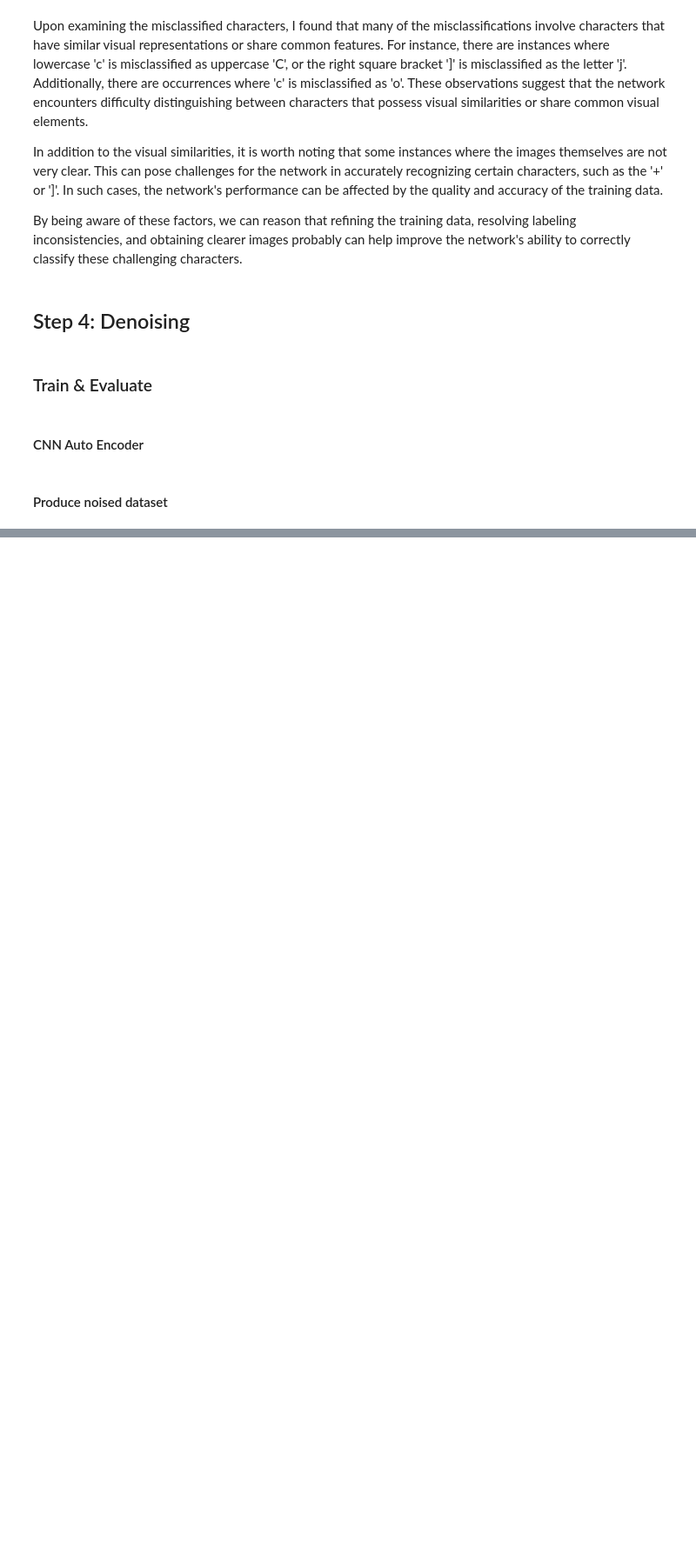
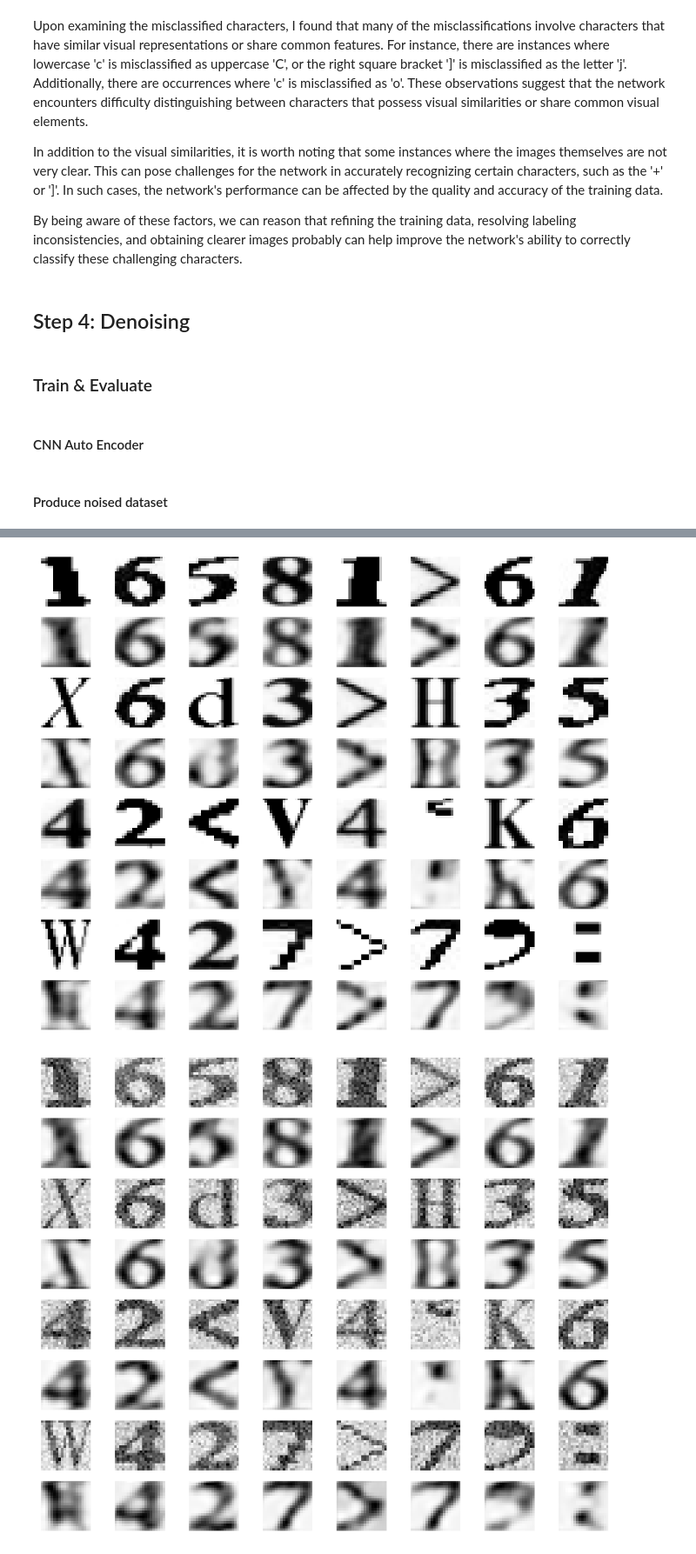
Before and after one commit to YuanRuQian/cs6017-labs, a Jupyter notebook: HW6/HW6.ipynb, the cells around one changed output, grey strips where cells are left out. Shown at 87% size. Drawn from its saved outputs; the diff is of its cells as text; code cells hidden in the pictures; blank space fills up the shorter version.

```diff
--- a/HW6/HW6.ipynb
+++ b/HW6/HW6.ipynb
@@ -766,13 +766,14 @@ def train_and_evaluate_with_varied_noise(epochs, Xs, Ys, initial_std, final_std,
 
         train_auto_encoder(model, epochs, train_dataset_noisy)
         evaluate_auto_encoder(model, test_dataset_noisy)
+        drawComparisons(model, 4, test_dataset_noisy)
 # %%
 initial_std = 0.0
 final_std = 1.0
 step = 0.2
 
 train_and_evaluate_with_varied_noise(
-    100, Xs_times, Ys_times, initial_std, final_std, step)
+    10, Xs_times, Ys_times, initial_std, final_std, step)
 # %% [output]
 Training and evaluating with noise std = 0.0
 Training on 1665 images... (# of epochs already trained: 0)
@@ -793,0 +795,2 @@ Autoencoder evaluation: Average reconstruction loss: 0.12646 (over 417 tests)
+[figure, added]
+[figure, added]
```
Also changed, not shown: parts of 1 cell of this notebook, 1 other file.
